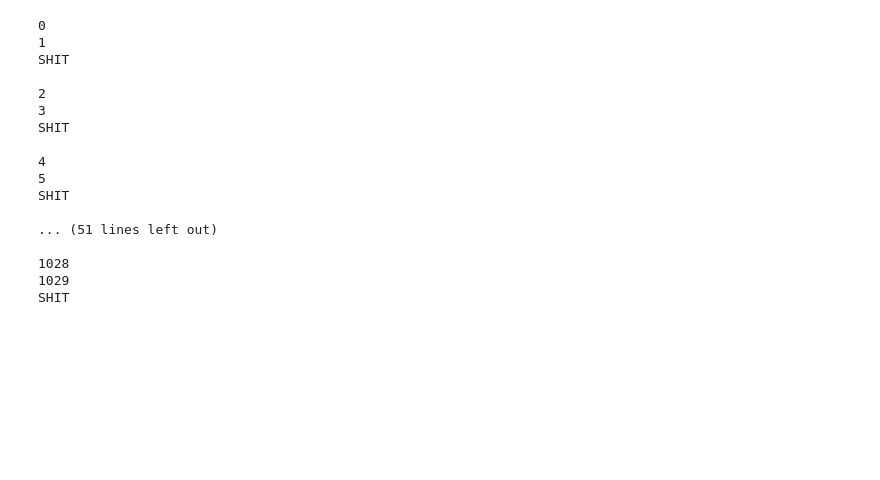
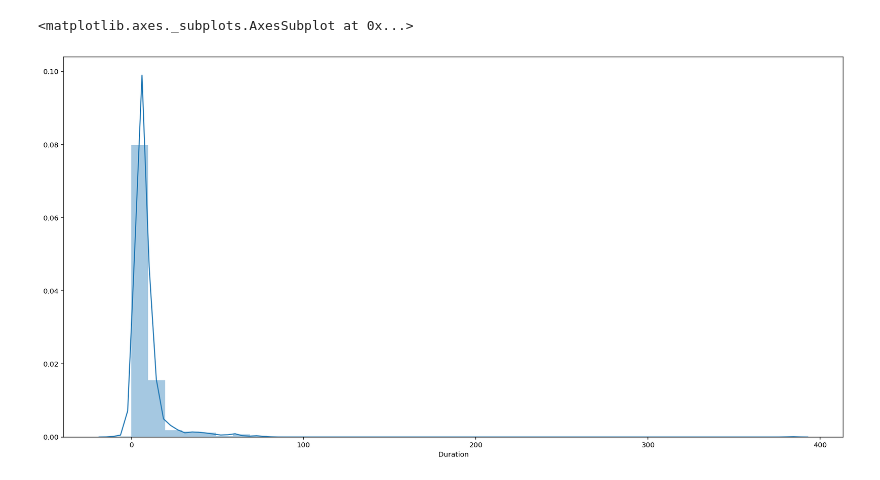
Before and after one commit to adityathakkar/deepguitar, a Jupyter notebook: preproccessing.ipynb, the cells around one changed output. Saved outputs shown, nothing was run; the diff lists cells and outputs as text; code cells hidden in the pictures; blank space fills up the shorter version.

```diff
--- a/preproccessing.ipynb
+++ b/preproccessing.ipynb
@@ -187,25 +193,31 @@ C5 D5
-# %%
-for i in range(len(off)-1):
-    if (off[i+1] <= off[i]):
-        print(i)
-        print(i+1)
-        print("SHIT")
-        print()
-# %% [output]
-0
-1
-SHIT
-
-2
-3
-SHIT
-
-4
-5
-SHIT
-
-... (51 lines left out)
-
-1028
-1029
-SHIT
+# %%
+notes = note_seq
+off = off_seq
+dur = dur_seq
+# %%
+accum = 0
+final_notes = []
+final_dur = []
+final_off = []
+
+for i in range(len(notes)):
+
+
+    if (accum != off[i]):
+        # insert a rest
+        final_notes.append(0)
+        final_dur.append(off[i] - accum)
+        final_off.append(accum)
+        accum = off[i]
+    final_notes.append(notes[i])
+    final_dur.append(dur[i])
+    final_off.append(off[i])
+    accum += dur[i]
+# %%
+encoded_part = pd.DataFrame({'Note': final_notes, 'Duration': final_dur, 'Offset': final_off})
+# display(encoded_part)
+# %%
+sns.distplot(encoded_part['Duration'])
+# %% [output]
+<matplotlib.axes._subplots.AxesSubplot at 0x...>
+[figure, added]
```
Also changed, not shown: parts of 8 cells of this notebook.
